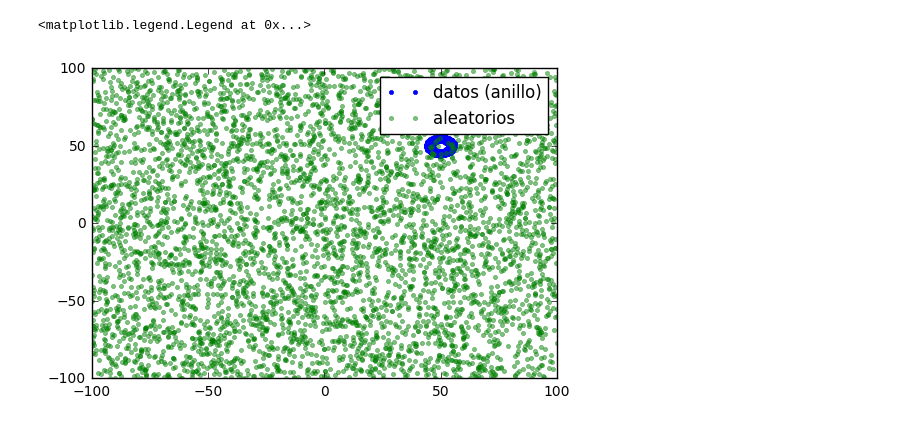
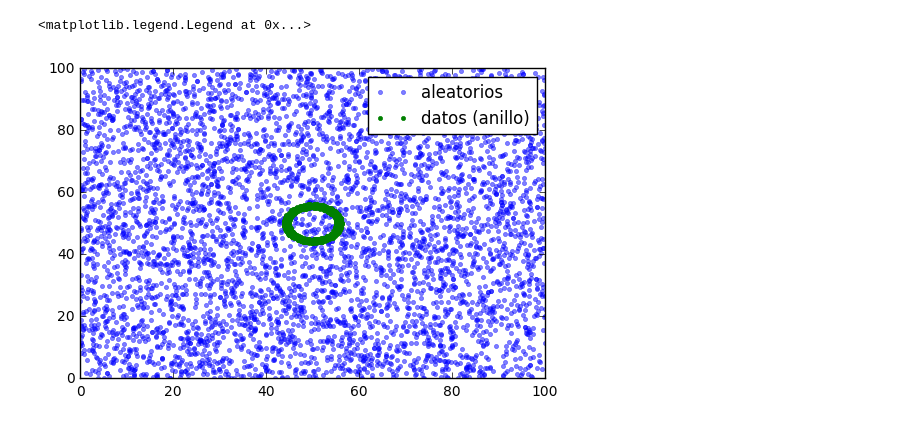
Before and after one commit to Xoca35/Semana-2, a Jupyter notebook: corr_pesos_otros.ipynb, the cells around one changed output. Cells and saved outputs as stored; diff of their text form; code cells hidden in the pictures.

```diff
--- a/corr_pesos_otros.ipynb
+++ b/corr_pesos_otros.ipynb
@@ -82,27 +82,30 @@ def DR(dat,dat_r,N1,N2,Histo3,tbin,ND_DR):
     dr=distancias2ddr(datos,random,nd,nr,Histo3,tbin)/ND_DR
     return dr
 # %%
-L=100 #tamanio caja
+L=100#tamanio caja
 np.random.seed(0)
 
 
 #bins
-bins=np.linspace(0.,np.sqrt(2.)*L,20)
+dmin=0.0
+dmax=np.sqrt(2.)*L
+nbins=50
+bins=np.linspace(dmin,dmax,nbins) #bins
+tbin=(dmax-dmin)/nbins #tamanio bins
 
 #arreglo  datos disco en polares
 N1=1000 #puntos de datos
 ND_D=N1*(N1-1)/2 #distancias datos
-ri=0.5 #radio interior
+ri=0.8 #radio interior
 re=1. #radio exterior
 
-c_x=50. #centrado x
-c_y=50.#centrado y
+c_x=50.0 #centrado x
+c_y=50.0 #centrado y
 
 r_ani=2*np.pi*np.random.uniform(ri,re,N1)#*L  #puntos sobre radio anillo
 phi= 2 * np.pi * np.random.rand(N1) #angulo polares
 x_d= r_ani*np.cos(phi)+c_x #coordenada x
 y_d=r_ani*np.sin(phi)+c_y #coordenada y
-dat=(x_d,y_d)
 
 
 #arreglo aleatorio
@@ -110,19 +113,28 @@ N2=5*N1 #puntos aleatorios
 ND_R=N2*(N2-1)/2 #distancias aleatorias
 
 
-x_r = L*np.random.uniform(-1.,1.,N2)
-y_r= L*np.random.uniform(-1.,1.,N2)
-dat_r=(x_r,y_r)
+x_r = L*np.random.uniform(0.,1.,N2)
+y_r= L*np.random.uniform(0.,1.,N2)
 
 
 ND_DR=N1*N2 #distancias entre datos y aleatorios
+
+dis_DD=[]
+dis_RR=[]
+dis_DR=[]
+
+#Contadores histogramas
+Histo1=np.zeros(nbins)
+Histo2=np.zeros(nbins)
+Histo3=np.zeros(nbins)
+
+ND_DR=N1*N2 #distancias entre datos y aleatorios
 # %%
-plt.plot(dat[0][:],dat[1][:],'.',label='datos (anillo)')
-plt.plot(dat_r[0][:],dat_r[1][:],'.',label='aleatorios', alpha=0.5)
-
+plt.plot(x_r,y_r,'.',label='aleatorios', alpha=0.5)
+plt.plot(x_d,y_d,'.',label='datos (anillo)')
 plt.legend()
 # %% [output]
 <matplotlib.legend.Legend at 0x...>
-[figure, old version]
+[figure, new version]
 # %%
 #agregar peso w=1 para todos x<50 y w=2 para x>50
```
Also changed, not shown: parts of 19 cells of this notebook.
